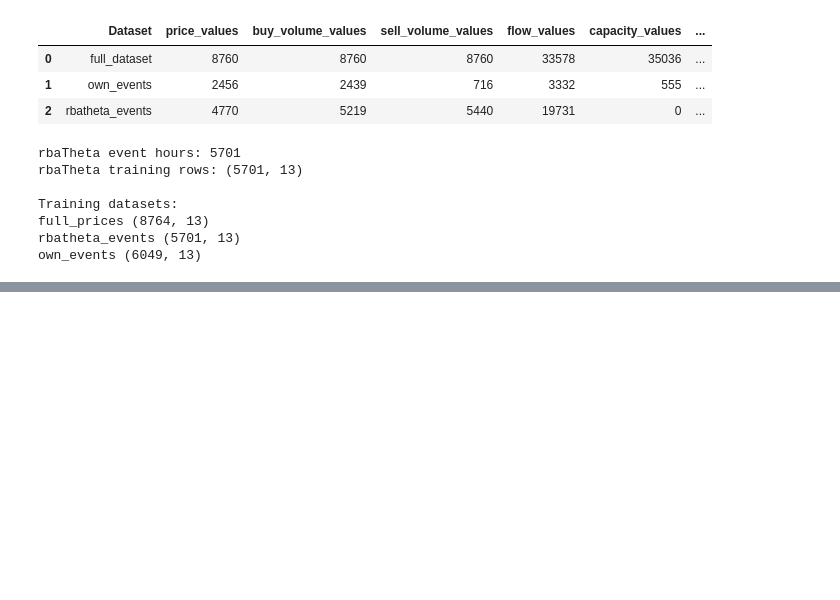
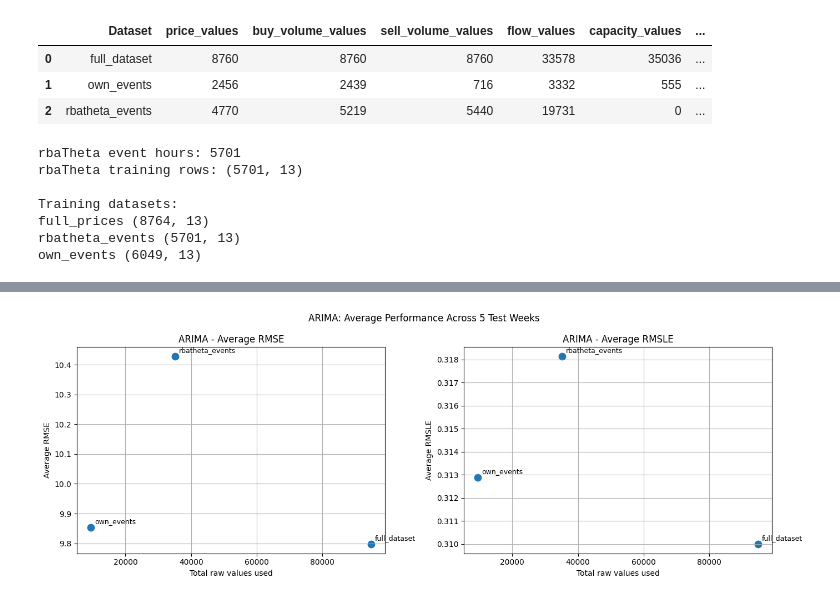
Before and after one commit to huugoox/tfg, a Jupyter notebook: notebooks/Analysis/0X_CommonModel.ipynb, the cells around one changed output, grey strips where cells are left out. Drawn from its saved outputs; the diff is of its cells as text; code cells hidden in the pictures; blank space fills up the shorter version.

Commit message:
Five week analysis

```diff
--- a/notebooks/Analysis/0X_CommonModel.ipynb
+++ b/notebooks/Analysis/0X_CommonModel.ipynb
@@ -1579,0 +1363,15 @@ for model_name in plot_df["Model"].unique():
+# %%
+# ============================================================
+# HELPER - BUILD TEST DATASET FOR ONE WEEK
+# ============================================================
+
+def build_test_week_dataset(df_model, test_start, test_end):
+    test_start_ts = pd.Timestamp(test_start)
+    test_end_ts = pd.Timestamp(test_end + " 23:00:00")
+
+    df_test_week = df_model[
+        (df_model["datetime"] >= test_start_ts)
+        & (df_model["datetime"] <= test_end_ts)
+    ].copy()
+
+    return df_test_week
@@ -1579,0 +1892,78 @@ for model_name in plot_df["Model"].unique():
+# %%
+# ============================================================
+# STEP 17 - AVERAGE PERFORMANCE PLOTS
+# ============================================================
+
+avg_plots_dir = plots_root / "average_5weeks"
+avg_plots_dir.mkdir(parents=True, exist_ok=True)
+
+plot_df = average_performance_table.copy()
+
+for model_name in plot_df["Model"].unique():
+
+    df_model = plot_df[
+        plot_df["Model"] == model_name
+    ].copy()
+
+    df_model = df_model.sort_values("total_raw_values")
+
+    fig, axes = plt.subplots(1, 2, figsize=(14, 5))
+
+    # RMSE mean
+    axes[0].scatter(
+        df_model["total_raw_values"],
+        df_model["RMSE_mean"],
+        s=80,
+    )
+
+    for _, row in df_model.iterrows():
+        axes[0].annotate(
+            row["Dataset"],
+            (row["total_raw_values"], row["RMSE_mean"]),
+            textcoords="offset points",
+            xytext=(5, 5),
+            fontsize=9,
+        )
+
+    axes[0].set_xlabel("Total raw values used")
+    axes[0].set_ylabel("Average RMSE")
+    axes[0].set_title(f"{model_name} - Average RMSE")
+    axes[0].grid(True)
+
+    # RMSLE mean
+    axes[1].scatter(
+        df_model["total_raw_values"],
+        df_model["RMSLE_mean"],
+        s=80,
+    )
+
+    for _, row in df_model.iterrows():
+        axes[1].annotate(
+            row["Dataset"],
+            (row["total_raw_values"], row["RMSLE_mean"]),
+            textcoords="offset points",
+            xytext=(5, 5),
+            fontsize=9,
+        )
+
+    axes[1].set_xlabel("Total raw values used")
+    axes[1].set_ylabel("Average RMSLE")
+    axes[1].set_title(f"{model_name} - Average RMSLE")
+    axes[1].grid(True)
+
+    plt.suptitle(f"{model_name}: Average Performance Across 5 Test Weeks")
+    plt.tight_layout()
+
+    safe_model_name = model_name.replace(" ", "_").replace("/", "_")
+
+    plot_path = avg_plots_dir / f"{safe_model_name}_average_raw_values_vs_performance.png"
+
+    plt.savefig(
+        plot_path,
+        dpi=300,
+        bbox_inches="tight",
+    )
+
+    plt.show()
+# %% [output]
+[figure, added]
```
Also changed, not shown: parts of 13 cells of this notebook.
